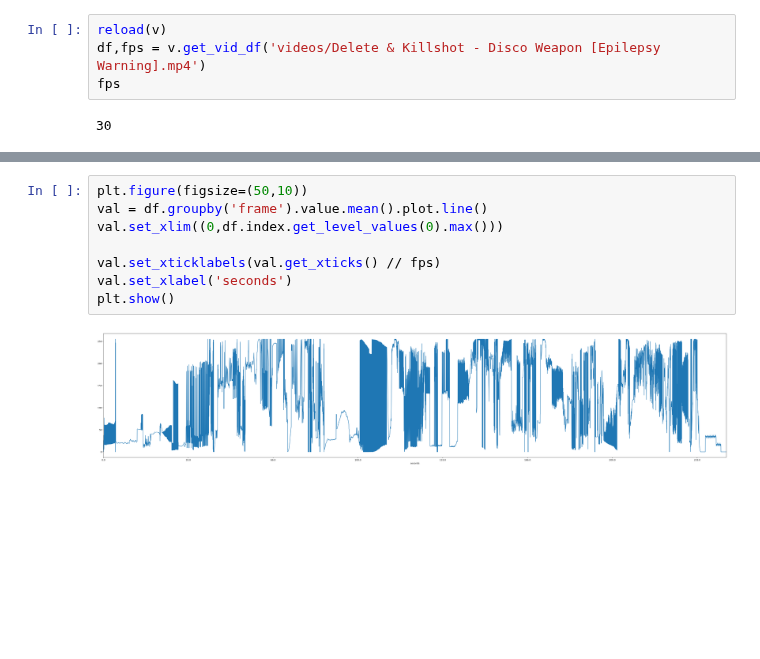
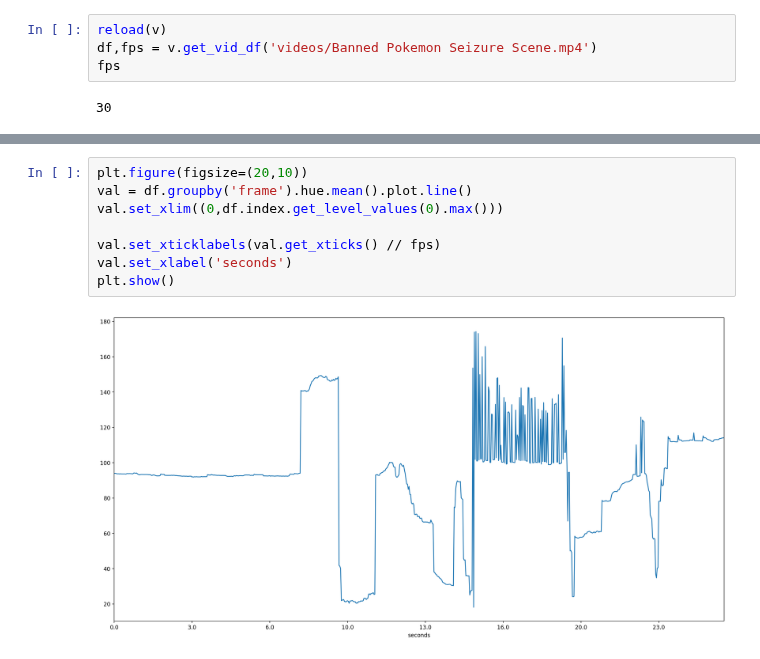
Before and after one commit to dream-team-nadia-woody/epilator, a Jupyter notebook: video_testing.ipynb, the cells around one changed output, grey strips where cells are left out. Drawn from its saved outputs; the diff is of its cells as text; blank space fills up the shorter version.

```diff
--- a/video_testing.ipynb
+++ b/video_testing.ipynb
@@ -13,7 +13,7 @@ warnings.simplefilter("ignore")
 %config InlineBackend.figure_format = 'retina'
 # %%
 reload(v)
-df,fps = v.get_vid_df('videos/Delete & Killshot - Disco Weapon [Epilepsy Warning].mp4')
+df,fps = v.get_vid_df('videos/Banned Pokemon Seizure Scene.mp4')
 fps
 # %% [output]
 30
@@ -20,10 +30,10 @@ fps
 # %%
-plt.figure(figsize=(50,10))
-val = df.groupby('frame').value.mean().plot.line()
+plt.figure(figsize=(20,10))
+val = df.groupby('frame').hue.mean().plot.line()
 val.set_xlim((0,df.index.get_level_values(0).max()))
 
 val.set_xticklabels(val.get_xticks() // fps)
 val.set_xlabel('seconds')
 plt.show()
 # %% [output]
-[figure, old version]
+[figure, new version]
```
Also changed, not shown: parts of 2 cells of this notebook, 3 other files.
